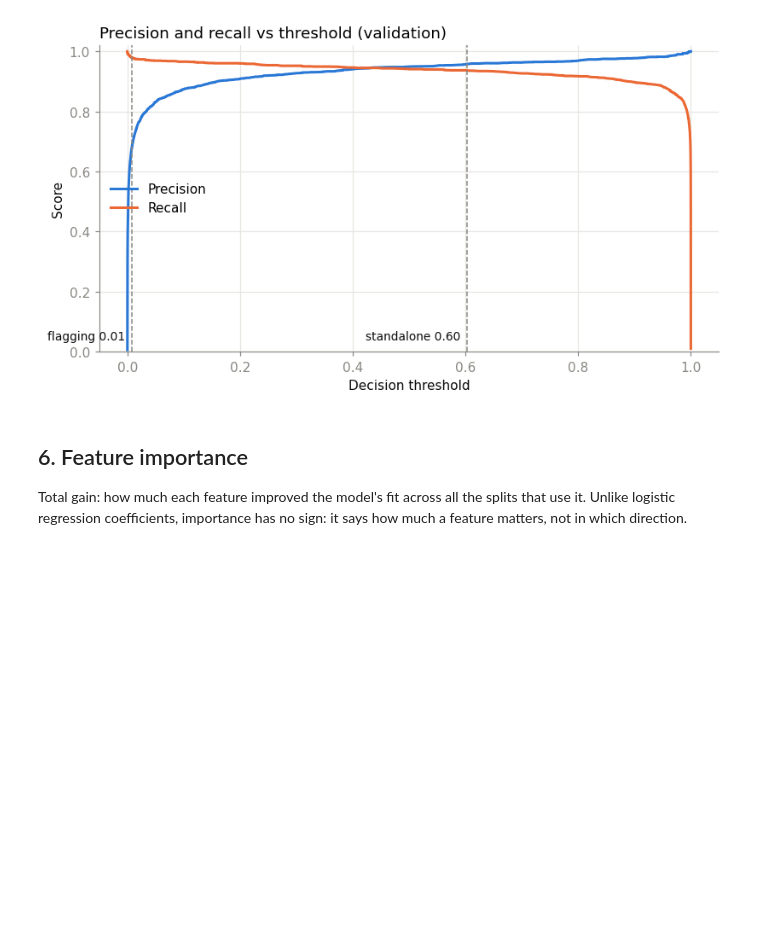
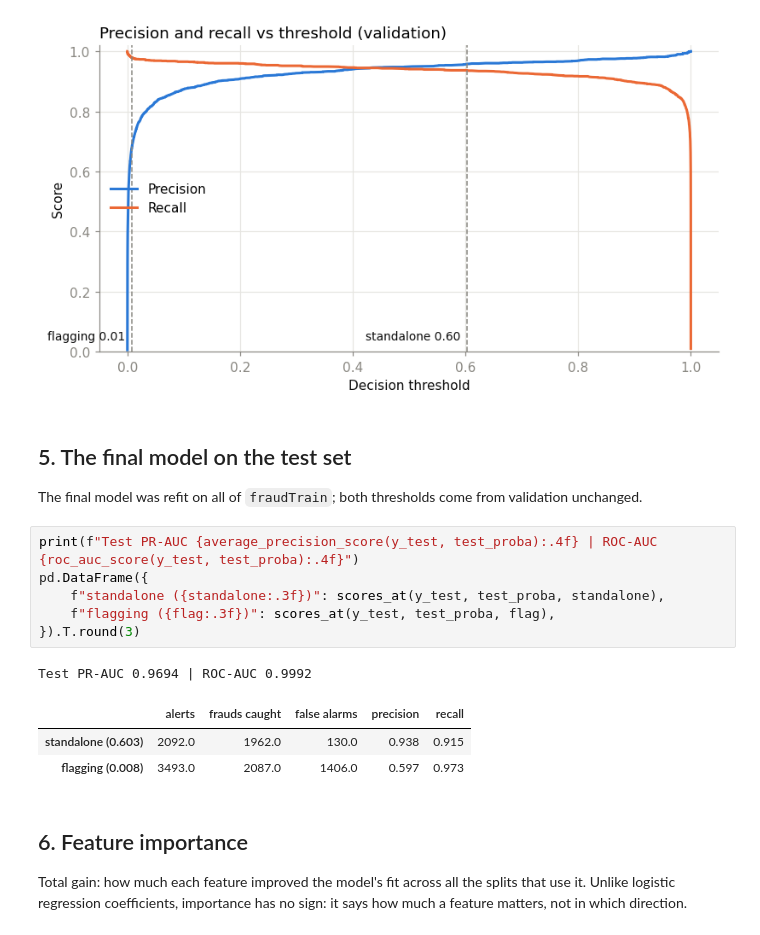
Before and after one commit to timc5nn/BT4012-Group-Project, a Jupyter notebook: xgboost.ipynb, the cells around one changed output. Drawn from its saved outputs; the diff is of its cells as text; blank space fills up the shorter version.

```diff
--- a/xgboost.ipynb
+++ b/xgboost.ipynb
@@ -161,6 +191,21 @@ plt.tight_layout()
 plt.show()
 # %% [output]
 [figure]
+# %% [markdown]
+## 5. The final model on the test set
+
+The final model was refit on all of `fraudTrain`; both thresholds come from validation unchanged.
+# %%
+print(f"Test PR-AUC {average_precision_score(y_test, test_proba):.4f} | ROC-AUC {roc_auc_score(y_test, test_proba):.4f}")
+pd.DataFrame({
+    f"standalone ({standalone:.3f})": scores_at(y_test, test_proba, standalone),
+    f"flagging ({flag:.3f})": scores_at(y_test, test_proba, flag),
+}).T.round(3)
+# %% [output]
+Test PR-AUC 0.9694 | ROC-AUC 0.9992
+|  | alerts | frauds caught | false alarms | precision | recall |
+| standalone (0.603) | 2092.0 | 1962.0 | 130.0 | 0.938 | 0.915 |
+| flagging (0.008) | 3493.0 | 2087.0 | 1406.0 | 0.597 | 0.973 |
 # %% [markdown]
 ## 6. Feature importance
 
```
Also changed, not shown: parts of 14 cells of this notebook, 3 other files.
